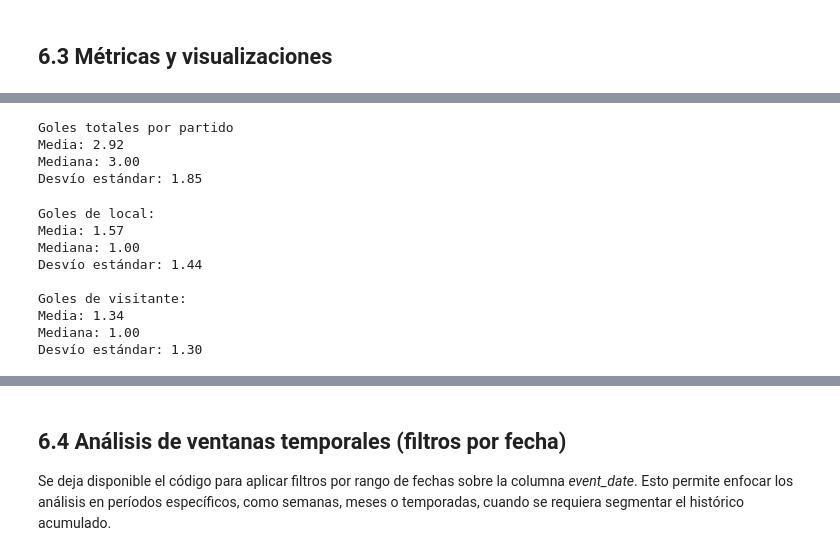
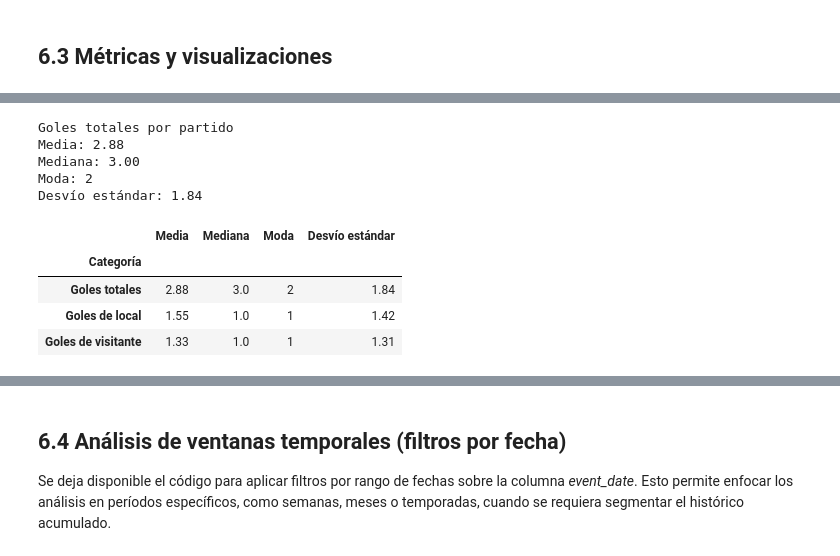
Before and after one commit to fernandezelias/ETL_api_football, a Jupyter notebook: ETL_API_Football.ipynb, the cells around one changed output, grey strips where cells are left out. Drawn from its saved outputs; the diff is of its cells as text; code cells hidden in the pictures.

```diff
--- a/ETL_API_Football.ipynb
+++ b/ETL_API_Football.ipynb
@@ -886,31 +886,41 @@ Goles totales: 12348
 print("Goles totales por partido")
 print(f"Media: {df_fixtures_gold['total_goals'].mean():.2f}")
 print(f"Mediana: {df_fixtures_gold['total_goals'].median():.2f}")
+print(f"Moda: {df_fixtures_gold['total_goals'].mode().iloc[0]}")
 print(f"Desvío estándar: {df_fixtures_gold['total_goals'].std():.2f}")
 # %% [output]
 Goles totales por partido
-Media: 2.92
+Media: 2.88
 Mediana: 3.00
-Desvío estándar: 1.85
+Moda: 2
+Desvío estándar: 1.84
-# %%
-# Estadísticas por condición
-print("Goles de local:")
-print(f"Media: {df_fixtures_gold['goals_home'].mean():.2f}")
-print(f"Mediana: {df_fixtures_gold['goals_home'].median():.2f}")
-print(f"Desvío estándar: {df_fixtures_gold['goals_home'].std():.2f}")
-
-print("\nGoles de visitante:")
-print(f"Media: {df_fixtures_gold['goals_away'].mean():.2f}")
-print(f"Mediana: {df_fixtures_gold['goals_away'].median():.2f}")
-print(f"Desvío estándar: {df_fixtures_gold['goals_away'].std():.2f}")
-# %% [output]
-Goles de local:
-Media: 1.57
-Mediana: 1.00
-Desvío estándar: 1.44
-
-Goles de visitante:
-Media: 1.34
-Mediana: 1.00
-Desvío estándar: 1.30
+# %%
+# Estadísticas de goles: goles totales y goles por condición (local/visitante)
+cols = {
+    "Goles totales": "total_goals",
+    "Goles de local": "goals_home",
+    "Goles de visitante": "goals_away"
+}
+
+# Cálculo de estadísticas
+stats_data = []
+for label, col in cols.items():
+    serie = df_fixtures_gold[col]
+    stats_data.append({
+        "Categoría": label,
+        "Media": round(serie.mean(), 2),
+        "Mediana": round(serie.median(), 2),
+        "Moda": serie.mode().iloc[0],
+        "Desvío estándar": round(serie.std(), 2)
+    })
+
+# Presentación en DataFrame
+df_stats = pd.DataFrame(stats_data).set_index("Categoría")
+df_stats
+# %% [output]
+|  | Media | Mediana | Moda | Desvío estándar |
+| Categoría |  |  |  |  |
+| Goles totales | 2.88 | 3.0 | 2 | 1.84 |
+| Goles de local | 1.55 | 1.0 | 1 | 1.42 |
+| Goles de visitante | 1.33 | 1.0 | 1 | 1.31 |
 # %%
```
Also changed, not shown: parts of 24 cells of this notebook.
